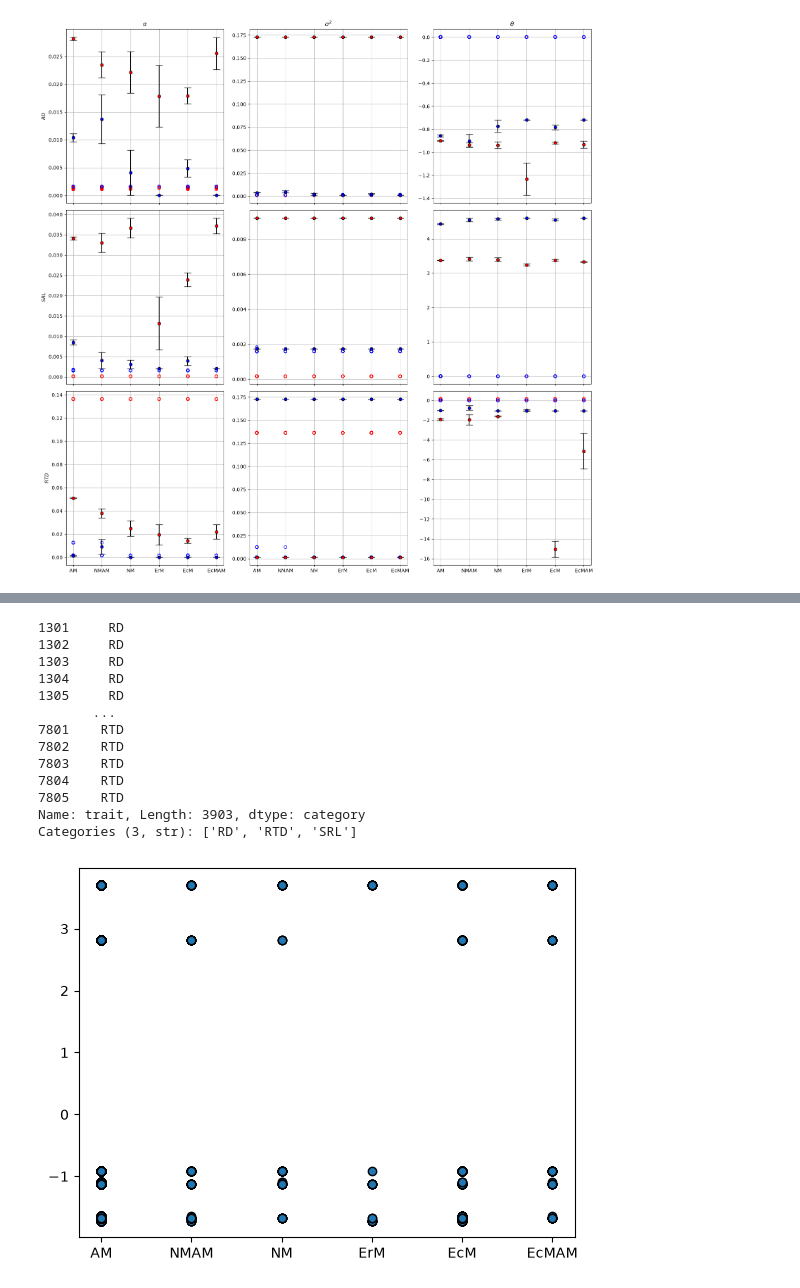
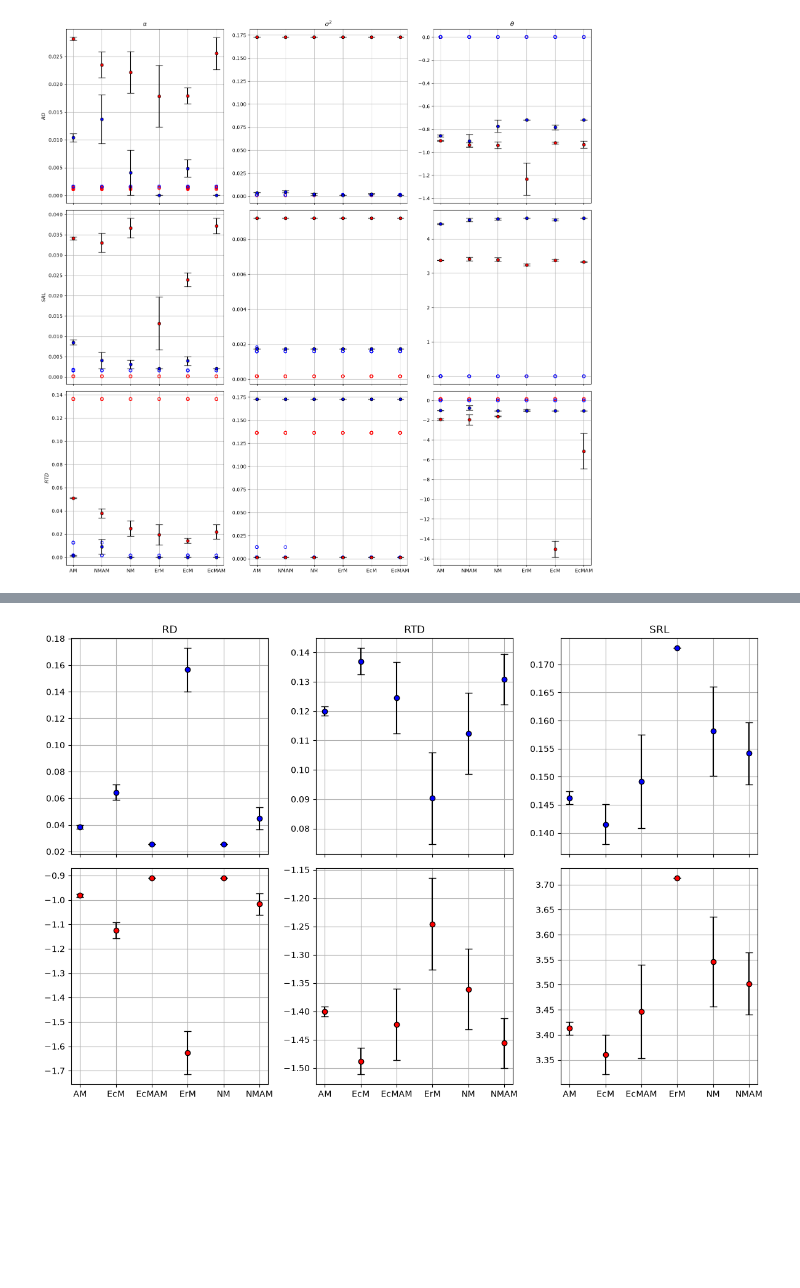
Before and after one commit to anoban/phd, a Jupyter notebook: notebooks/chapter_02/plotsR.ipynb, the cells around one changed output, grey strips where cells are left out. Drawn from its saved outputs; the diff is of its cells as text; code cells hidden in the pictures; blank space fills up the shorter version.

```diff
--- a/notebooks/chapter_02/plotsR.ipynb
+++ b/notebooks/chapter_02/plotsR.ipynb
@@ -546,29 +546,31 @@ df.head()
 | 2 | Liatris_aspera | 0.001006 | 0.172946 | 0.076687 | -0.901883 | -0.901883 | 0.221707 | AM | RD | ... |
 | 3 | Arnica_sororia | 0.001005 | 0.172946 | 0.076687 | -0.901781 | -0.901781 | 0.221707 | AM | RD | ... |
 | 4 | Arnica_fulgens | 0.001005 | 0.172946 | 0.076687 | -0.901781 | -0.901781 | 0.221707 | AM | RD | ... |
-# %%
-cid_subset.trait.astype("category")
-# %% [output]
-1301     RD
-1302     RD
-1303     RD
-1304     RD
-1305     RD
-       ...
-7801    RTD
-7802    RTD
-7803    RTD
-7804    RTD
-7805    RTD
-Name: trait, Length: 3903, dtype: category
-Categories (3, str): ['RD', 'RTD', 'SRL']
-# %%
-# fig, axes = plt.subplots(nrows=2, ncols=3)
-
-cid_subset = df.query("cd==False")
-
-fig, axes = plt.subplots()
-axes.scatter(cid_subset.tip_state, cid_subset.theta, linestyle = "none", marker = 'o', ec = "black", fc = )
-plt.show()
-# %% [output]
-[figure, removed]
+# %%
+fig, (sigsq_axes, theta_axes) = plt.subplots(nrows=2, ncols=3, sharex=True)
+fig.set_size_inches(12, 8)
+
+# look at parameters sigma.sq and theta of the CID fits
+
+for (i, (trait, sub)) in enumerate(df.query("cd==False").groupby("trait", as_index=False)):
+    avg = sub.groupby("tip_state").aggregate({"sigma.sq": "mean", "theta": "mean"}) # means
+    stderr = sub.groupby("tip_state").aggregate({"sigma.sq": sem, "theta": sem}) # standard errors
+
+    # sigsq_axes[i].plot(avg["sigma.sq"], linestyle = "none", marker = 'o', mfc = "blue", mec = "black")
+    sigsq_axes[i].errorbar(x = avg["sigma.sq"].index, y = avg["sigma.sq"].values,
+                           yerr = stderr["sigma.sq"].values,
+                           linestyle = "none", ecolor = "black", capsize = 4, marker = 'o', mfc = "blue", mec = "black")
+    sigsq_axes[i].set_title(trait)
+    sigsq_axes[i].grid()
+    sigsq_axes[i].set_axisbelow(True)
+
+    # theta_axes[i].plot(avg["theta"], linestyle = "none", marker = 'o', mfc = "red", mec = "black")
+    theta_axes[i].errorbar(x = avg["theta"].index, y = avg["theta"].values, yerr = stderr["theta"].values,
+                           linestyle = "none", ecolor = "black", capsize = 4, marker = 'o', mfc = "red", mec = "black")
+    theta_axes[i].grid()
+    theta_axes[i].set_axisbelow(True)
+
+plt.tight_layout()
+plt.show()
+# %% [output]
+[figure, added]
```
Also changed, not shown: parts of 2 cells of this notebook, 4 other files.
